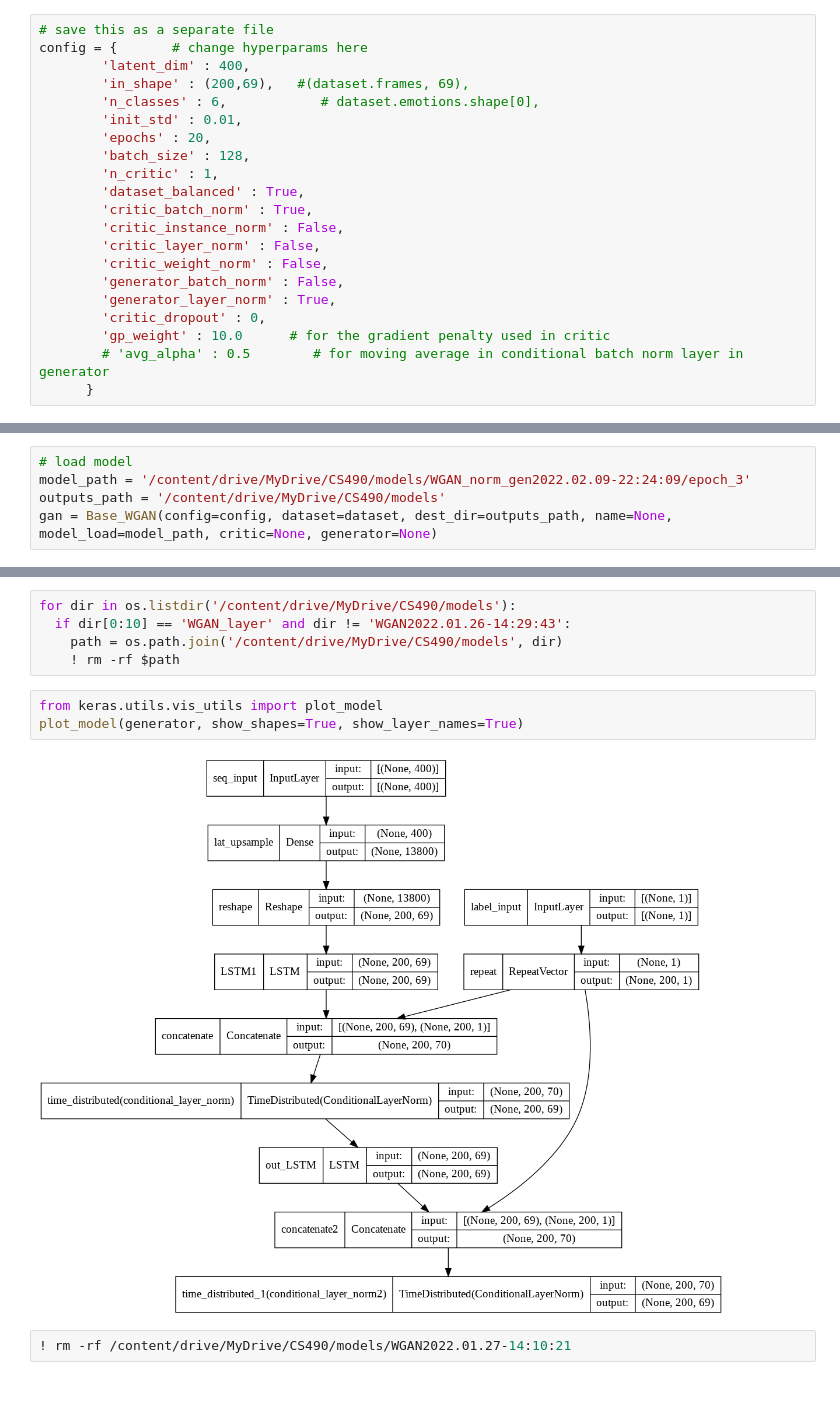
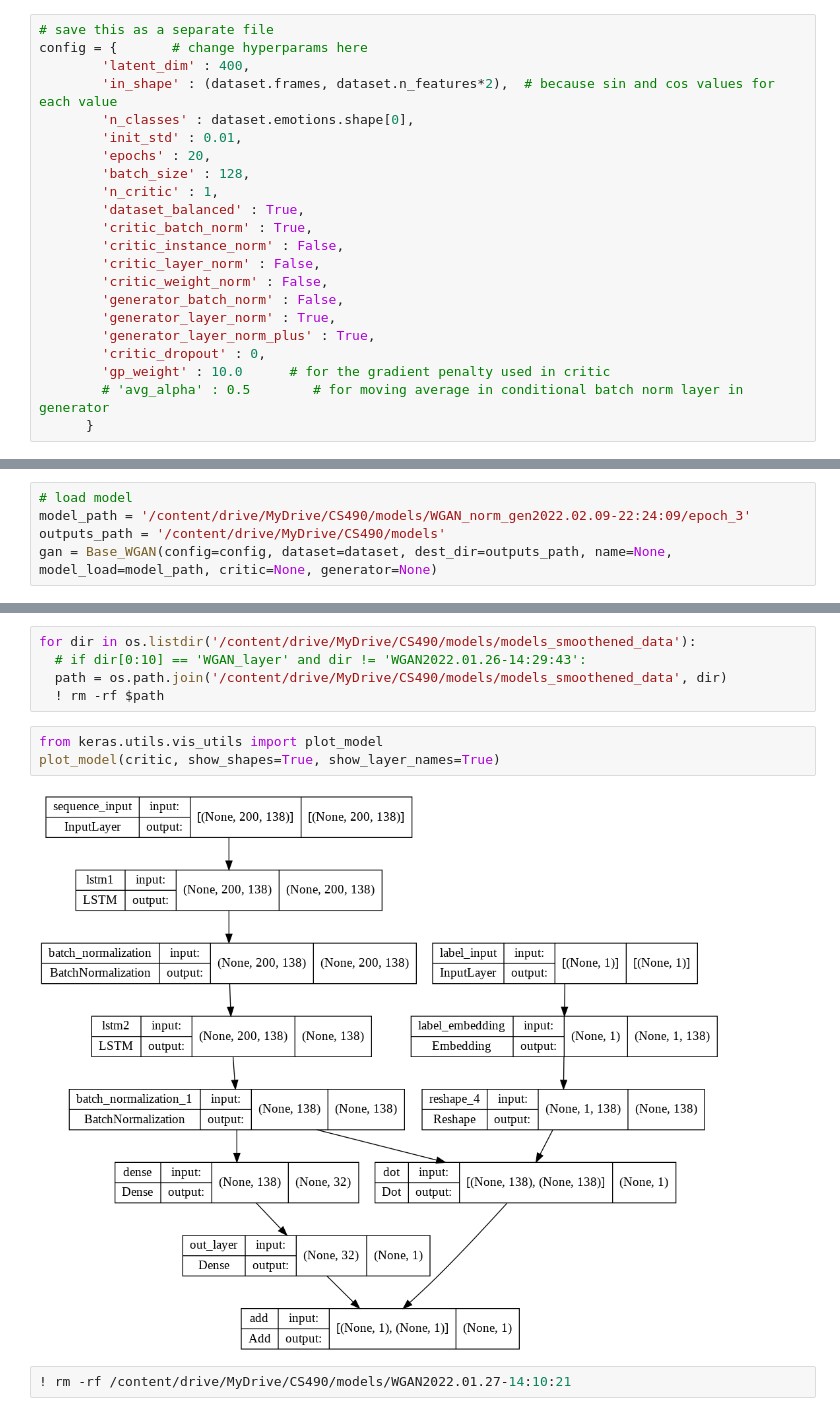
Before and after one commit to arnisafazla/CS490-Senior-Research-Project, a Jupyter notebook: setup.ipynb, the cells around one changed output, grey strips where cells are left out. Saved outputs shown, nothing was run; the diff lists cells and outputs as text.

```diff
--- a/setup.ipynb
+++ b/setup.ipynb
@@ -100,8 +245,8 @@ No. of samples in each class will be:  1114
 # save this as a separate file
 config = {       # change hyperparams here
         'latent_dim' : 400,
-        'in_shape' : (200,69),   #(dataset.frames, 69),
-        'n_classes' : 6,            # dataset.emotions.shape[0],
+        'in_shape' : (dataset.frames, dataset.n_features*2),  # because sin and cos values for each value
+        'n_classes' : dataset.emotions.shape[0],
         'init_std' : 0.01,
         'epochs' : 20,
         'batch_size' : 128,
@@ -113,6 +258,7 @@ config = {       # change hyperparams here
         'critic_weight_norm' : False,
         'generator_batch_norm' : False,
         'generator_layer_norm' : True,
+        'generator_layer_norm_plus' : True,
         'critic_dropout' : 0,
         'gp_weight' : 10.0      # for the gradient penalty used in critic
         # 'avg_alpha' : 0.5        # for moving average in conditional batch norm layer in generator
@@ -446,13 +337,13 @@ KeyboardInterrupt: ignored
 # %%
-for dir in os.listdir('/content/drive/MyDrive/CS490/models'):
-  if dir[0:10] == 'WGAN_layer' and dir != 'WGAN2022.01.26-14:29:43':
-    path = os.path.join('/content/drive/MyDrive/CS490/models', dir)
-    ! rm -rf $path
+for dir in os.listdir('/content/drive/MyDrive/CS490/models/models_smoothened_data'):
+  # if dir[0:10] == 'WGAN_layer' and dir != 'WGAN2022.01.26-14:29:43':
+  path = os.path.join('/content/drive/MyDrive/CS490/models/models_smoothened_data', dir)
+  ! rm -rf $path
 # %%
 from keras.utils.vis_utils import plot_model
-plot_model(generator, show_shapes=True, show_layer_names=True)
+plot_model(critic, show_shapes=True, show_layer_names=True)
 # %% [output]
-[figure, old version]
+[figure, new version]
 # %%
 ! rm -rf /content/drive/MyDrive/CS490/models/WGAN2022.01.27-14:10:21
 # %%
```
Also changed, not shown: parts of 14 cells of this notebook, 5 other files.
